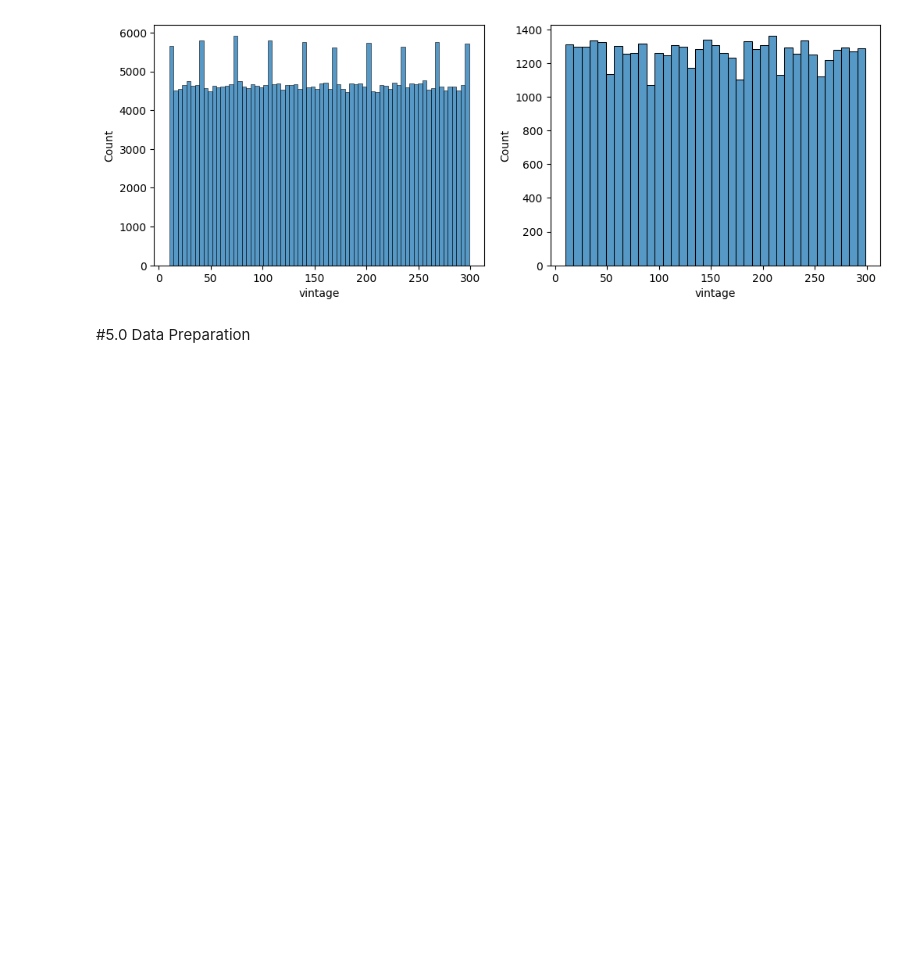
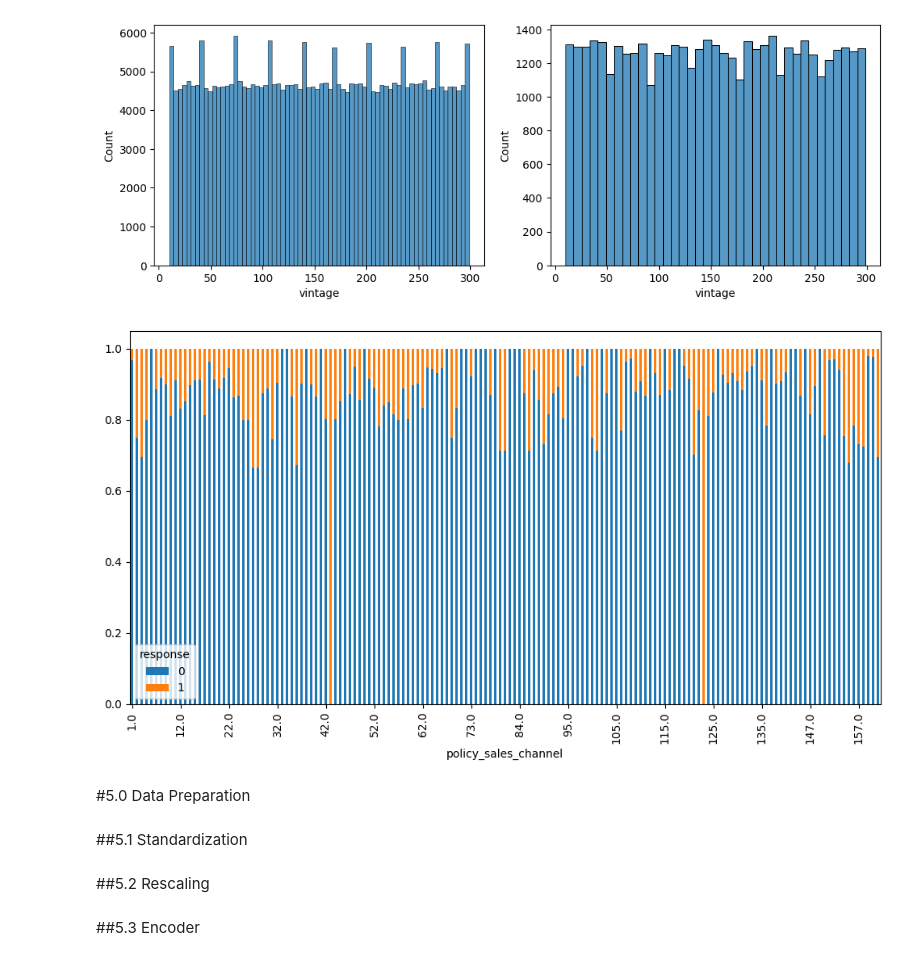
Before and after one commit to jessicanadalete/health_insurance_cross_sell, a Jupyter notebook: health_insurance_cross_sell.ipynb, the cells around one changed output. Cells and saved outputs as stored; diff of their text form; code cells hidden in the pictures; blank space fills up the shorter version.

```diff
--- a/health_insurance_cross_sell.ipynb
+++ b/health_insurance_cross_sell.ipynb
@@ -261,7 +259,18 @@ aux11 = df4.loc[df4['response'] == 1, 'vintage']
 sns.histplot(aux11, ax=axes[1]);
 # %% [output]
 [figure]
+# %%
+#policy channel sales
+
+aux= pd.crosstab(df4['policy_sales_channel'], df4['response']).apply(lambda x: x/x.sum(), axis=1)
+#aux
+ax = aux.plot(kind='bar', stacked=True, figsize=(12,6));
+ax.set_xticks(range(0, len(aux), 10));
+# %% [output]
+[figure, added]
 # %% [markdown]
 #5.0 Data Preparation
 # %%
 df5 = df4.copy()
+# %% [markdown]
+##5.1 Standardization
@@ -267,0 +282,2 @@ df5 = df4.copy()
+# %% [markdown]
+##5.2 Rescaling
@@ -268 +293,3 @@ df5 = df4.copy()
+# %% [markdown]
+##5.3 Encoder
 # %%
```
Also changed, not shown: parts of 6 cells of this notebook.
